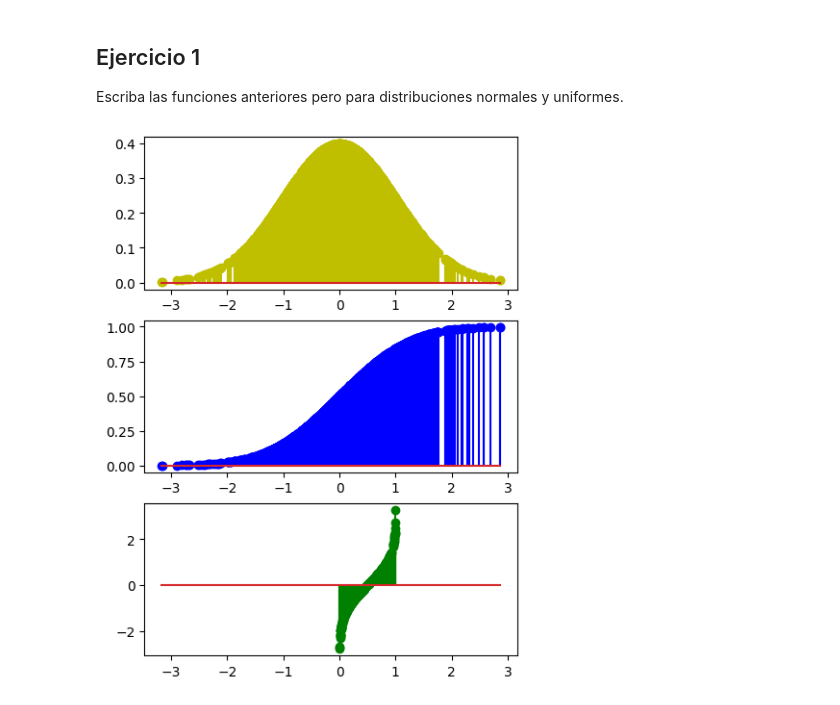
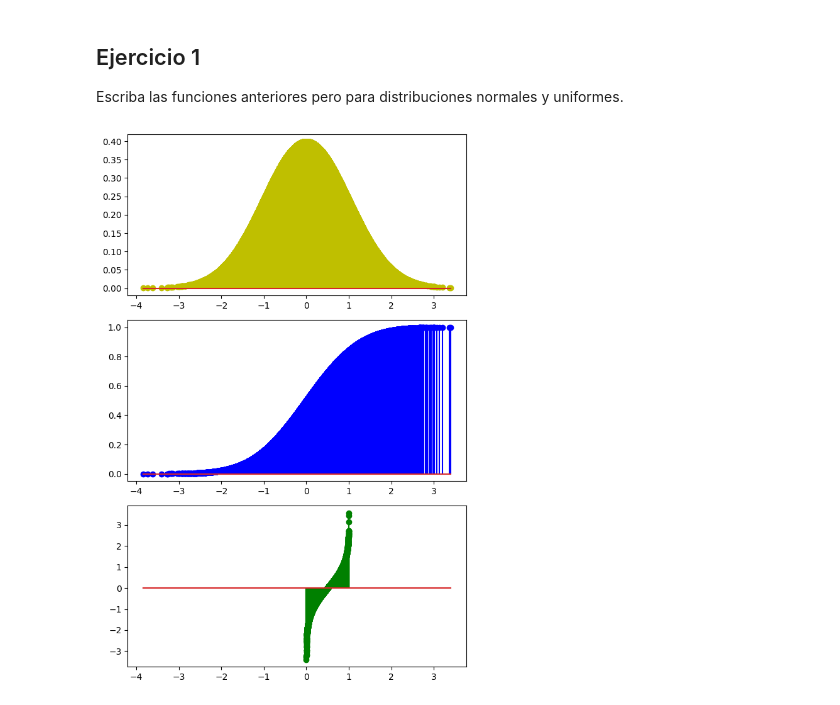
Before and after one commit to 19Juan/Ejercicios-de-distribuci-n-de-probabilidad-con-Python, a Jupyter notebook: notebook/problems.es.ipynb, the cells around one changed output. Cells and saved outputs as stored; diff of their text form; code cells hidden in the pictures.

```diff
--- a/notebook/problems.es.ipynb
+++ b/notebook/problems.es.ipynb
@@ -136,35 +136,35 @@ def qunif(p, min = 0, max = 1):
 
 #Genera variables aleatorias a partir de la distribución uniforme.
 def runif(n, min = 0, max = 1):
     result = uniform.rvs(size = n, loc = min, scale = max - min)
 
     return result
 
 
 
 
 #Gráficos de las distribuciones
 import numpy as np
 import matplotlib.pyplot as plt
 
-np.random.seed(1000)
+np.random.seed(20000)
 
-data = rnorm(1000, mean = 0, sd = 1)
+data = rnorm(10000, mean = 0, sd = 1)
 
 pdf = dnorm(data, mean = 0, sd = 1)
 cdf = pnorm(data, mean = 0, sd = 1)
 ppf = qnorm(data, mean = 0, sd = 1)
 
-fig, axis = plt.subplots(3,1 , figsize = (5, 7))
+fig, axis = plt.subplots(3,1 , figsize = (6, 9))
 
 axis[0].stem(data, pdf, "y-")
 axis[1].stem(data, cdf, "b-")
 axis[2].stem(data, ppf, "g-")
 
 # Adjust the layout
-#plt.tight_layout()
+plt.tight_layout()
 
 # Show the plot
 plt.show()
 # %% [output]
-[figure, old version]
+[figure, new version]
```
